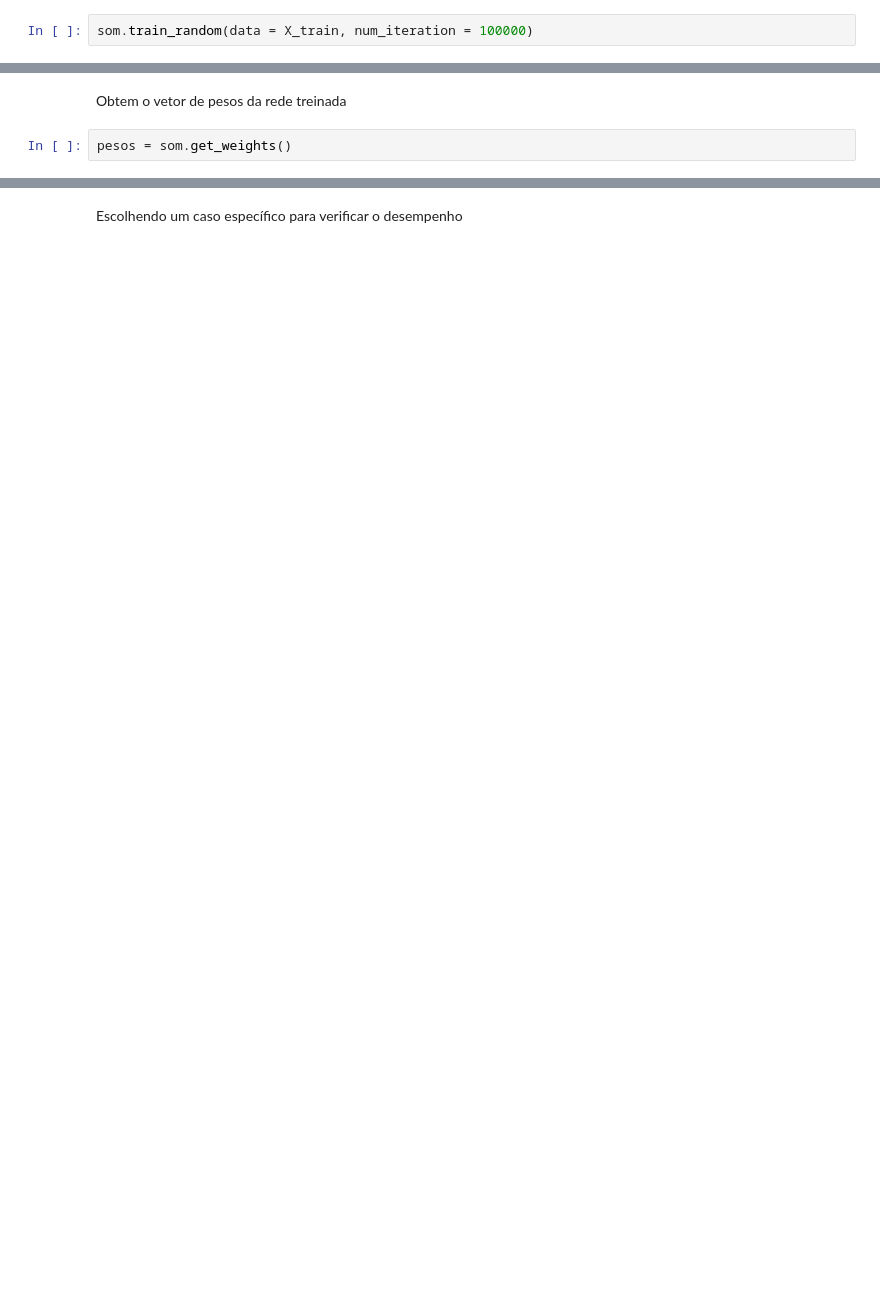
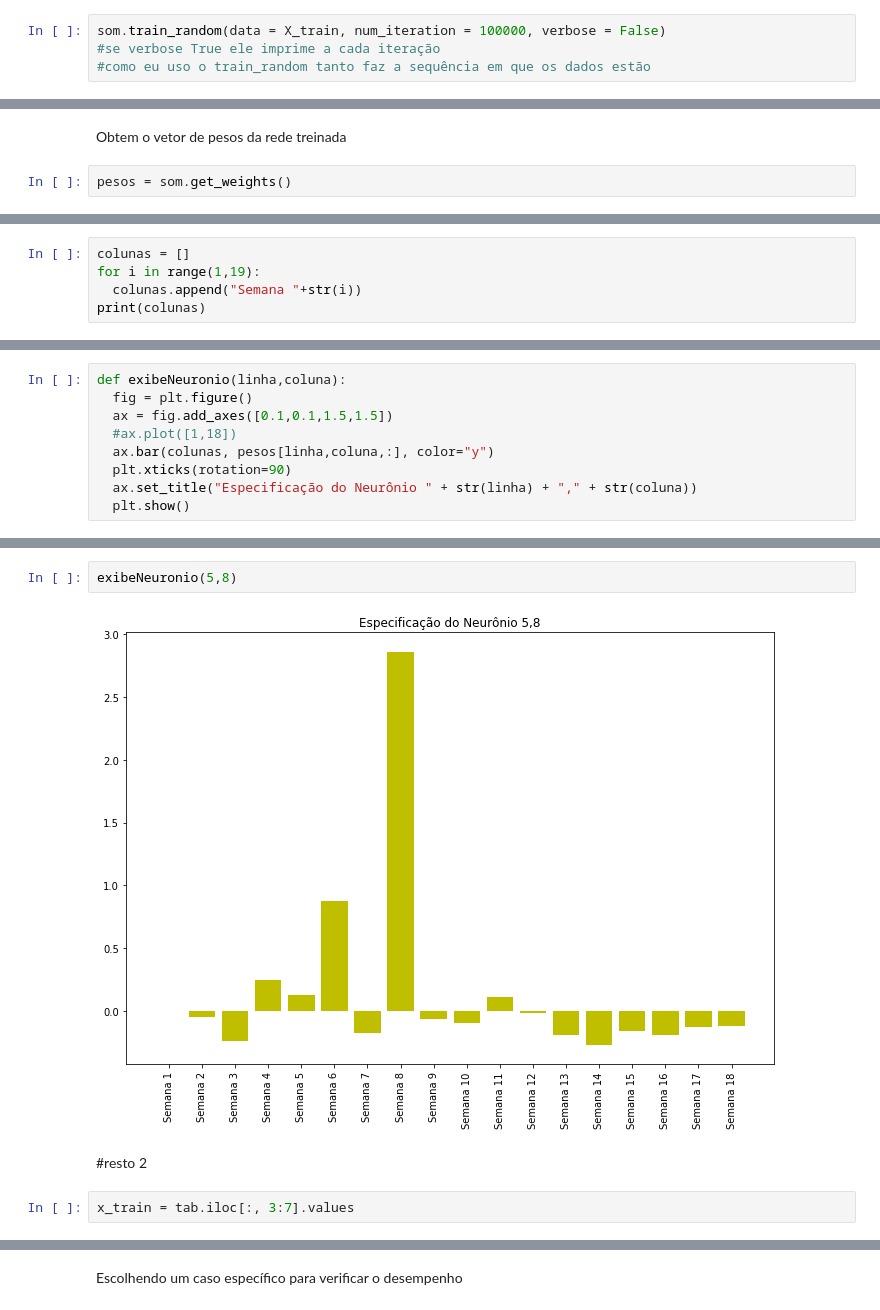
Before and after one commit to vilsonrodrigues/PegasusProject, a Jupyter notebook: Pegasus_Project.ipynb, the cells around one changed output, grey strips where cells are left out. Saved outputs shown, nothing was run; the diff lists cells and outputs as text; blank space fills up the shorter version.

```diff
--- a/Pegasus_Project.ipynb
+++ b/Pegasus_Project.ipynb
@@ -65,4 +68,6 @@ som = MiniSom(x = tamanhoXdaRede, y = tamanhoYdaRede, input_len = quantidadeCara
 # %% [markdown]
 Treinando a rede SOM
-# %%
-som.train_random(data = X_train, num_iteration = 100000)
+# %%
+som.train_random(data = X_train, num_iteration = 100000, verbose = False)
+#se verbose True ele imprime a cada iteração
+#como eu uso o train_random tanto faz a sequência em que os dados estão
@@ -86,0 +84,5 @@ Criando 3 matrizes para adicionar os vencedores
+# %%
+colunas = []
+for i in range(1,19):
+  colunas.append("Semana "+str(i))
+print(colunas)
@@ -126,0 +113,9 @@ for i in X_train_selec:
+# %%
+def exibeNeuronio(linha,coluna):
+  fig = plt.figure()
+  ax = fig.add_axes([0.1,0.1,1.5,1.5])
+  #ax.plot([1,18])
+  ax.bar(colunas, pesos[linha,coluna,:], color="y")
+  plt.xticks(rotation=90)
+  ax.set_title("Especificação do Neurônio " + str(linha) + "," + str(coluna))
+  plt.show()
@@ -126,0 +252,8 @@ for i in X_train_selec:
+# %%
+exibeNeuronio(5,8)
+# %% [output]
+[figure, added]
+# %% [markdown]
+#resto 2
+# %%
+x_train = tab.iloc[:, 3:7].values
```
Also changed, not shown: parts of 82 cells of this notebook.
